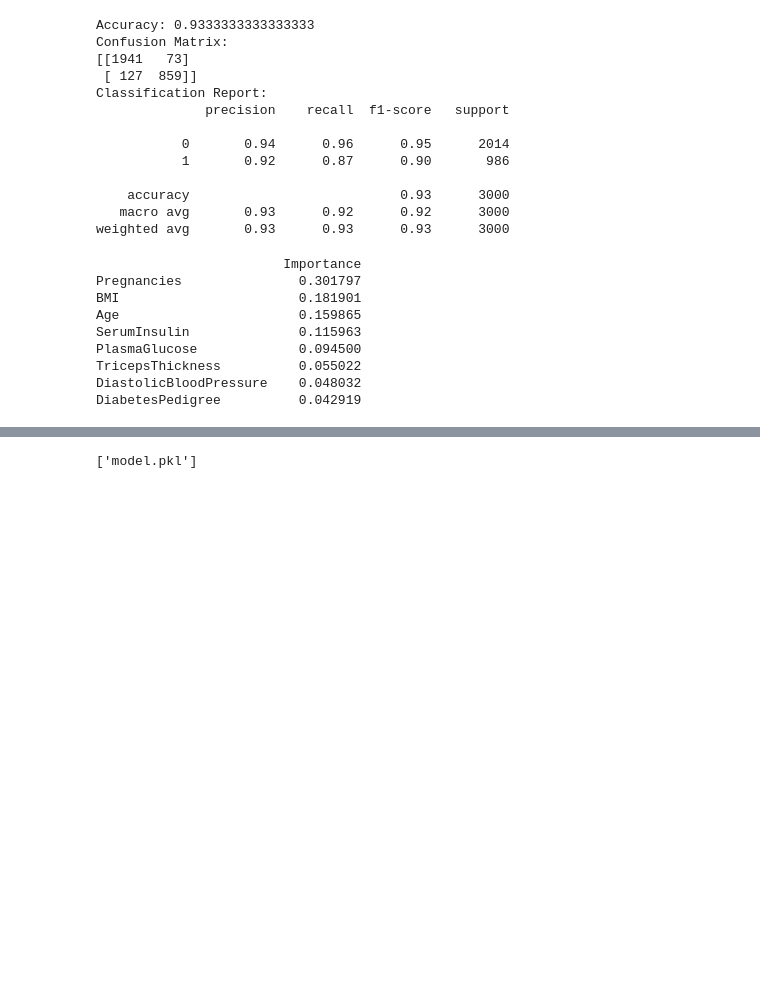
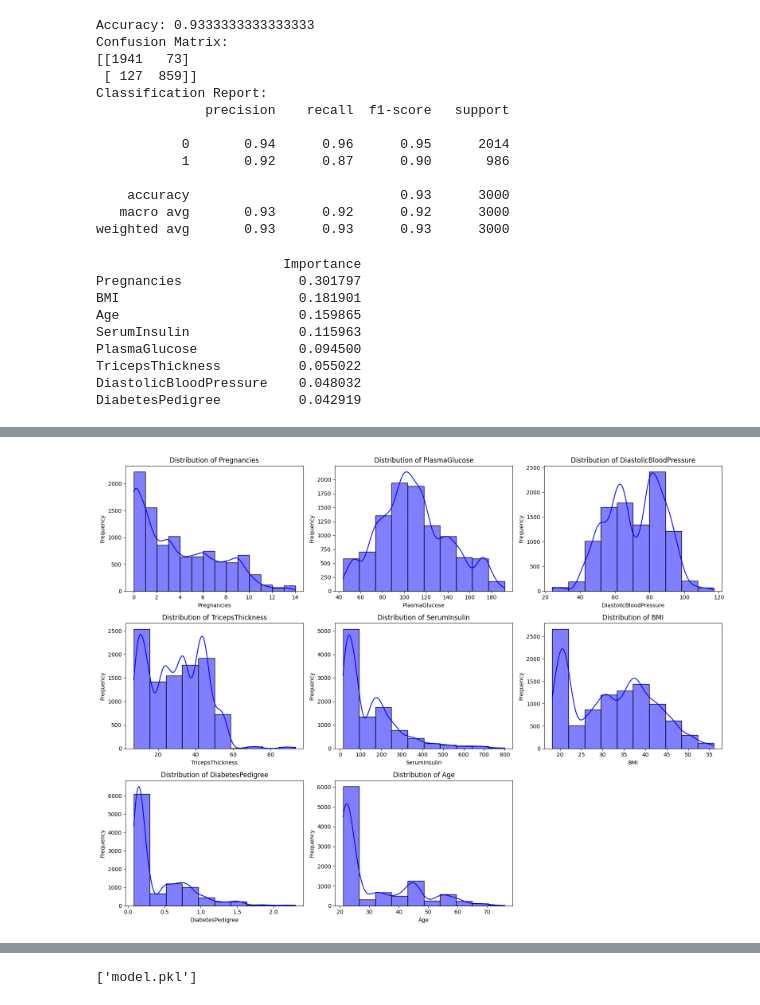
Before and after one commit to Lucky12348/diabetes_prediction, a Jupyter notebook: Diabetes_prediciton.ipynb, the cells around one changed output, grey strips where cells are left out. Drawn from its saved outputs; the diff is of its cells as text; code cells hidden in the pictures; blank space fills up the shorter version.

```diff
--- a/Diabetes_prediciton.ipynb
+++ b/Diabetes_prediciton.ipynb
@@ -247,0 +386,20 @@ DiabetesPedigree          0.042919
+# %%
+# Plot histograms for numerical features with custom bins
+numerical_features = ['Pregnancies', 'PlasmaGlucose', 'DiastolicBloodPressure',
+                      'TricepsThickness', 'SerumInsulin', 'BMI', 'DiabetesPedigree', 'Age']
+nb_bin_feature = [14, 10, 10, 10, 10, 10, 10, 10]  # Custom bin sizes for each feature
+
+plt.figure(figsize=(16, 12))  # Set the figure size
+
+# Loop through each feature and its corresponding bin size
+for i, (feature, bins) in enumerate(zip(numerical_features, nb_bin_feature), 1):
+    plt.subplot(3, 3, i)  # Create subplots (3 rows, 3 columns)
+    sns.histplot(data_resampled_under[feature], kde=True, bins=bins, color='blue')  # Use custom bins
+    plt.title(f"Distribution of {feature}")
+    plt.xlabel(feature)
+    plt.ylabel("Frequency")
+
+plt.tight_layout()  # Adjust layout to prevent overlapping
+plt.show()
+# %% [output]
+[figure, added]
```
Also changed, not shown: parts of 69 cells of this notebook, 3 other files.
